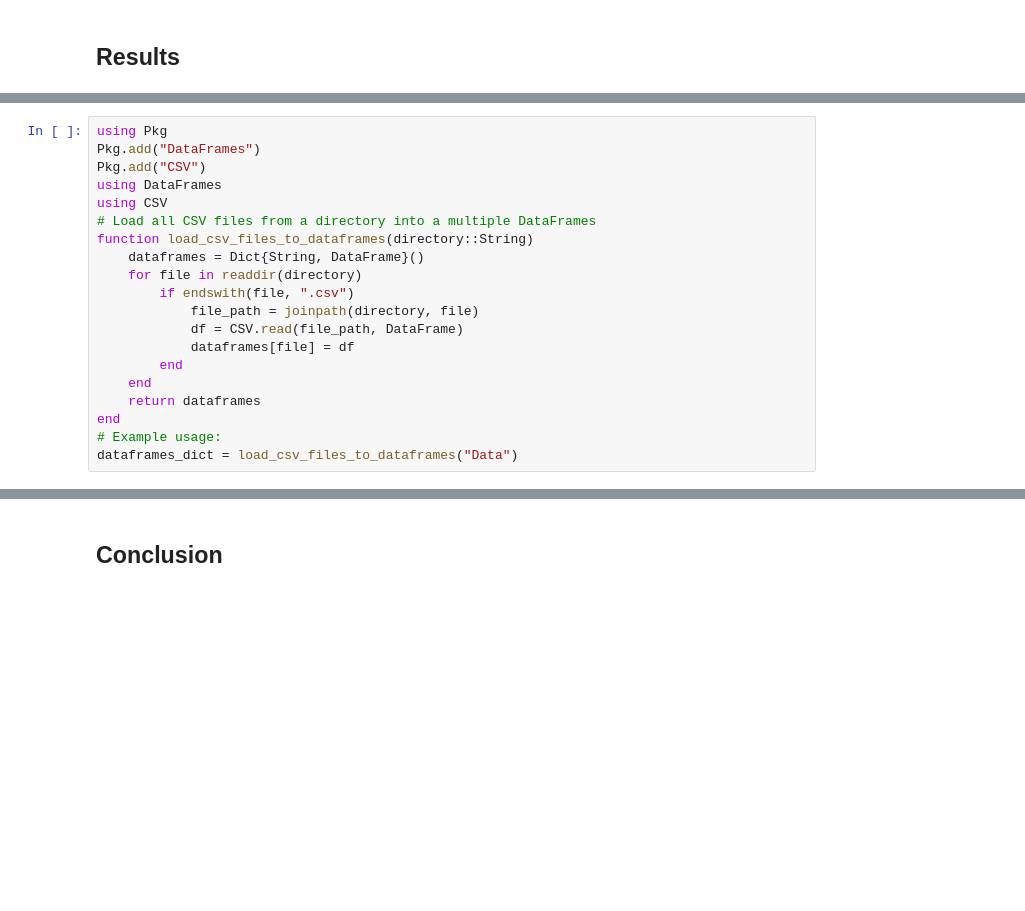
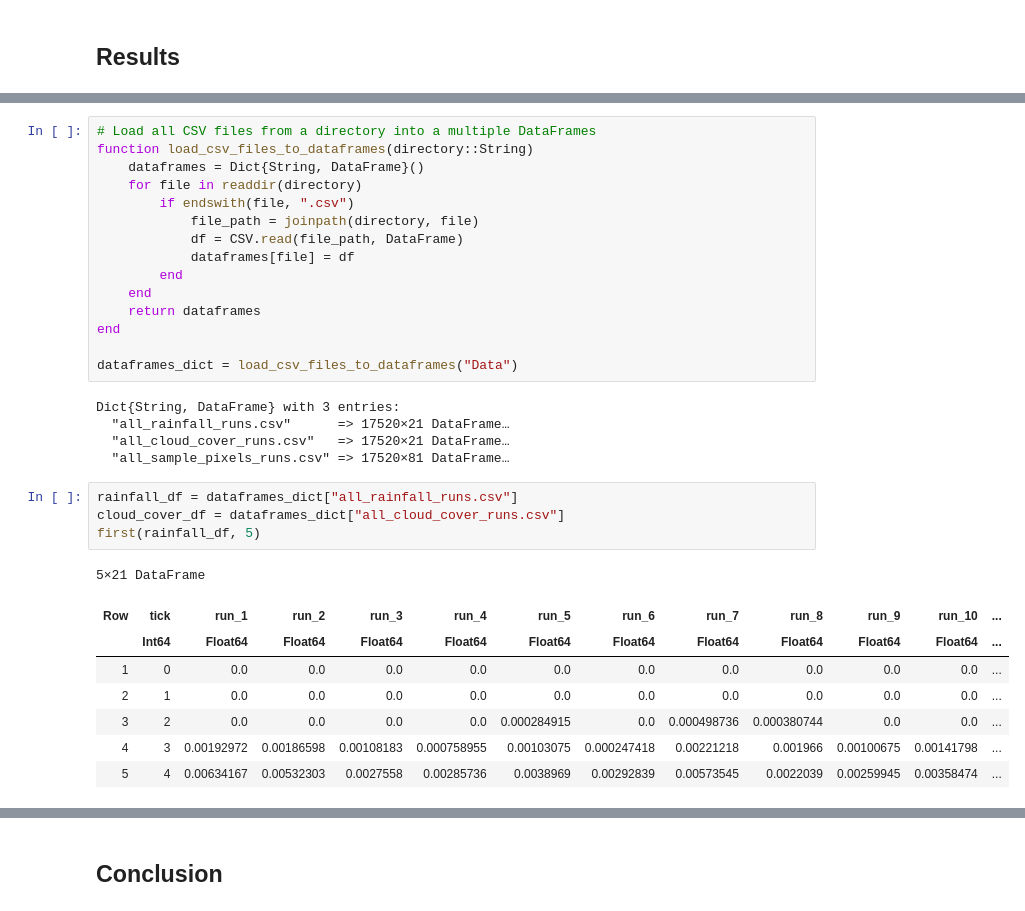
Before and after one commit to MStirmel02/MTH445Final, a Jupyter notebook: MTH445FinalProj.ipynb, the cells around one changed output, grey strips where cells are left out. Drawn from its saved outputs; the diff is of its cells as text; blank space fills up the shorter version.

```diff
--- a/MTH445FinalProj.ipynb
+++ b/MTH445FinalProj.ipynb
@@ -548,9 +563,4 @@ end
 # %%
-using Pkg
-Pkg.add("DataFrames")
-Pkg.add("CSV")
-using DataFrames
-using CSV
 # Load all CSV files from a directory into a multiple DataFrames
 function load_csv_files_to_dataframes(directory::String)
     dataframes = Dict{String, DataFrame}()
@@ -563,5 +573,23 @@ function load_csv_files_to_dataframes(directory::String)
     end
     return dataframes
 end
-# Example usage:
+
 dataframes_dict = load_csv_files_to_dataframes("Data")
+# %% [output]
+Dict{String, DataFrame} with 3 entries:
+  "all_rainfall_runs.csv"      => 17520×21 DataFrame…
+  "all_cloud_cover_runs.csv"   => 17520×21 DataFrame…
+  "all_sample_pixels_runs.csv" => 17520×81 DataFrame…
+# %%
+rainfall_df = dataframes_dict["all_rainfall_runs.csv"]
+cloud_cover_df = dataframes_dict["all_cloud_cover_runs.csv"]
+first(rainfall_df, 5)
+# %% [output]
+5×21 DataFrame
+| Row | tick | run_1 | run_2 | run_3 | run_4 | run_5 | run_6 | run_7 | run_8 | run_9 | run_10 | ... |
+|  | Int64 | Float64 | Float64 | Float64 | Float64 | Float64 | Float64 | Float64 | Float64 | Float64 | Float64 | ... |
+| 1 | 0 | 0.0 | 0.0 | 0.0 | 0.0 | 0.0 | 0.0 | 0.0 | 0.0 | 0.0 | 0.0 | ... |
+| 2 | 1 | 0.0 | 0.0 | 0.0 | 0.0 | 0.0 | 0.0 | 0.0 | 0.0 | 0.0 | 0.0 | ... |
+| 3 | 2 | 0.0 | 0.0 | 0.0 | 0.0 | 0.000284915 | 0.0 | 0.000498736 | 0.000380744 | 0.0 | 0.0 | ... |
+| 4 | 3 | 0.00192972 | 0.00186598 | 0.00108183 | 0.000758955 | 0.00103075 | 0.000247418 | 0.00221218 | 0.001966 | 0.00100675 | 0.00141798 | ... |
+| 5 | 4 | 0.00634167 | 0.00532303 | 0.0027558 | 0.00285736 | 0.0038969 | 0.00292839 | 0.00573545 | 0.0022039 | 0.00259945 | 0.00358474 | ... |
```
Also changed, not shown: parts of 2 cells of this notebook.
